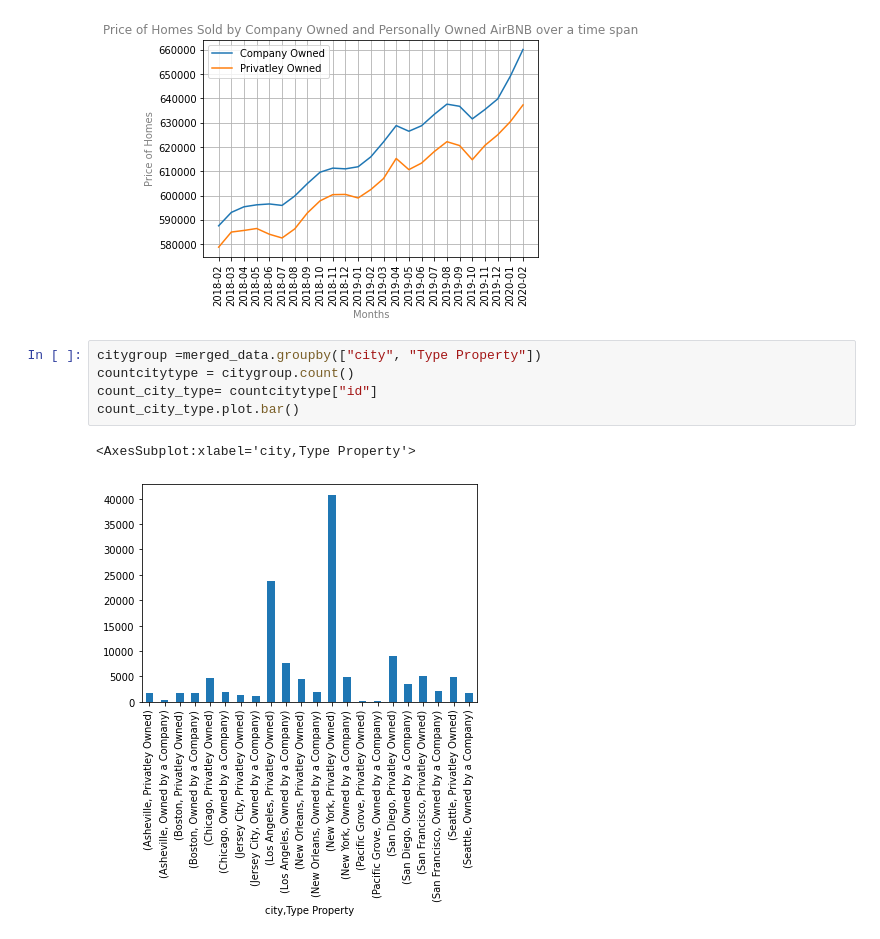
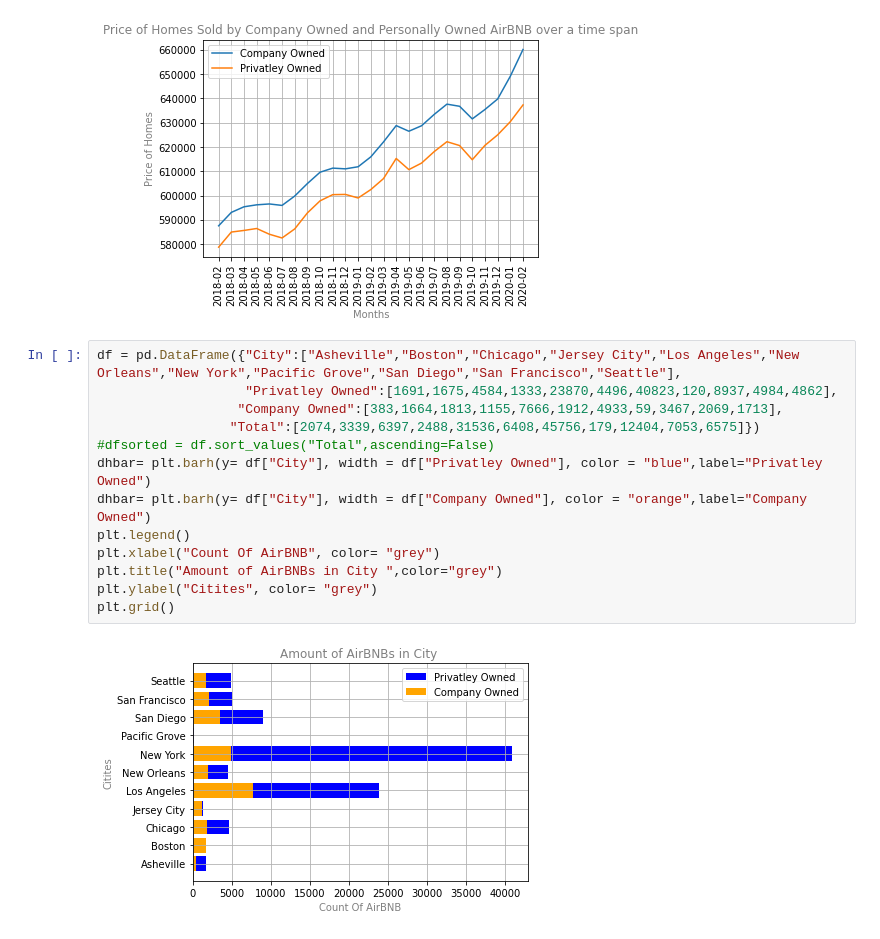
Before and after one commit to GT-Project1-A1/AirBNB, a Jupyter notebook: Josh's part.ipynb, the cells around one changed output. Saved outputs shown, nothing was run; the diff lists cells and outputs as text.

```diff
--- a/Josh's part.ipynb
+++ b/Josh's part.ipynb
@@ -231,14 +238,21 @@ plt.legend()
 plt.show()
 # %% [output]
 [figure]
-# %%
-citygroup =merged_data.groupby(["city", "Type Property"])
-countcitytype = citygroup.count()
-count_city_type= countcitytype["id"]
-count_city_type.plot.bar()
-# %% [output]
-<AxesSubplot:xlabel='city,Type Property'>
-[figure, removed]
+# %%
+df = pd.DataFrame({"City":["Asheville","Boston","Chicago","Jersey City","Los Angeles","New Orleans","New York","Pacific Grove","San Diego","San Francisco","Seattle"],
+                   "Privatley Owned":[1691,1675,4584,1333,23870,4496,40823,120,8937,4984,4862],
+                  "Company Owned":[383,1664,1813,1155,7666,1912,4933,59,3467,2069,1713],
+                 "Total":[2074,3339,6397,2488,31536,6408,45756,179,12404,7053,6575]})
+#dfsorted = df.sort_values("Total",ascending=False)
+dhbar= plt.barh(y= df["City"], width = df["Privatley Owned"], color = "blue",label="Privatley Owned")
+dhbar= plt.barh(y= df["City"], width = df["Company Owned"], color = "orange",label="Company Owned")
+plt.legend()
+plt.xlabel("Count Of AirBNB", color= "grey")
+plt.title("Amount of AirBNBs in City ",color="grey")
+plt.ylabel("Citites", color= "grey")
+plt.grid()
+# %% [output]
+[figure, added]
 # %%
 #grouped by city
 pricecitygroup = merged_data.groupby("city")
```
Also changed, not shown: parts of 4 cells of this notebook.
